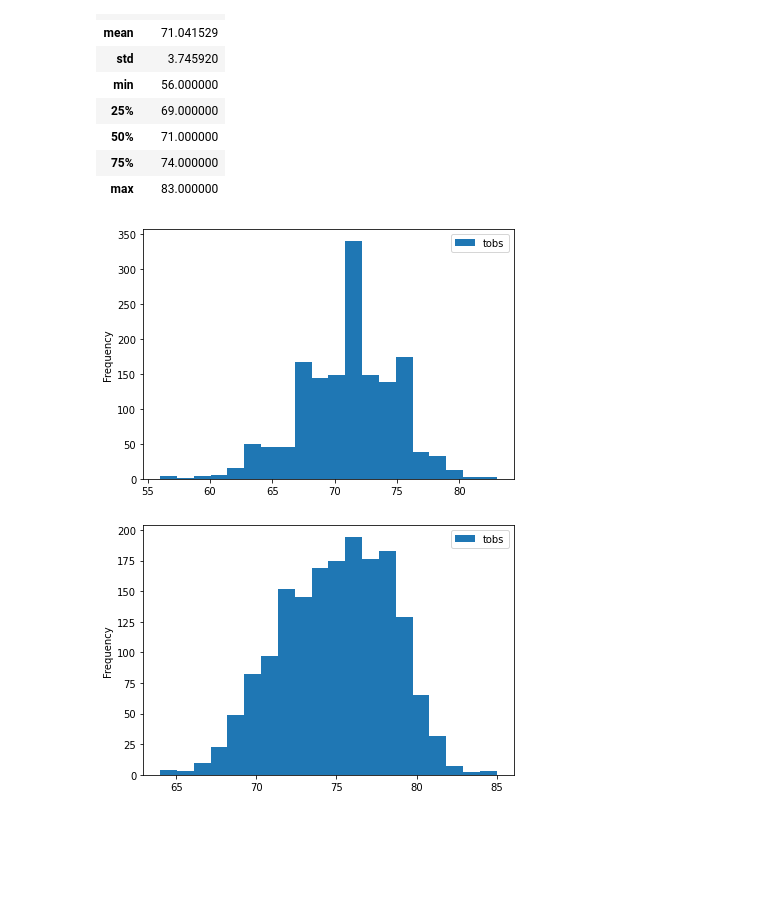
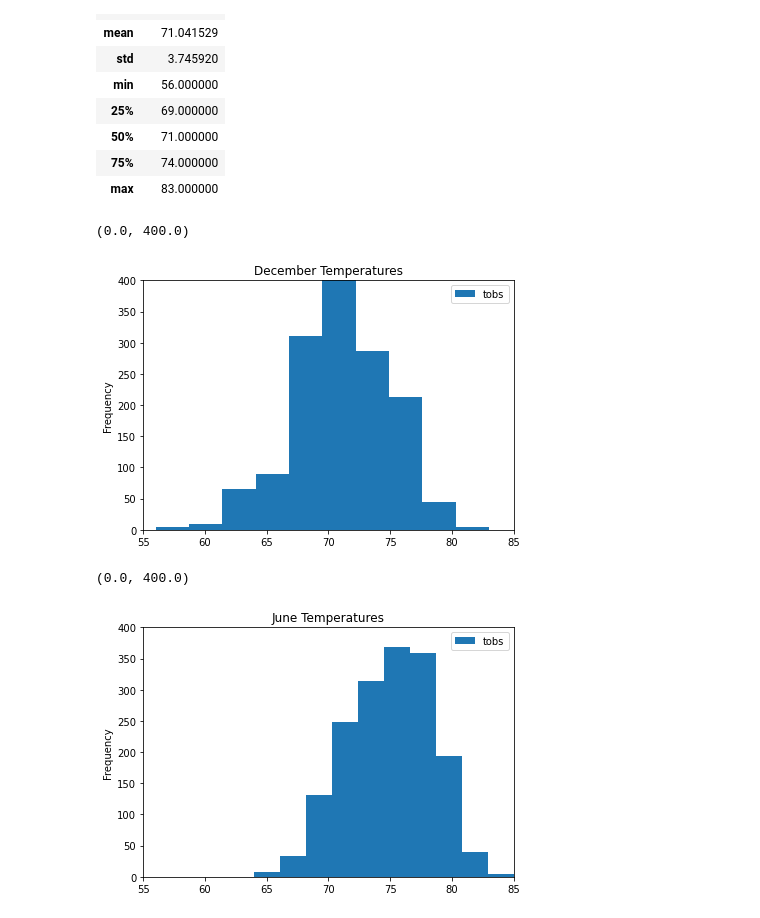
Before and after one commit to sdivakarla/surfs_up, a Jupyter notebook: SurfsUp_Challenge.ipynb, the cells around one changed output. Cells and saved outputs as stored; diff of their text form; code cells hidden in the pictures; blank space fills up the shorter version.

```diff
--- a/SurfsUp_Challenge.ipynb
+++ b/SurfsUp_Challenge.ipynb
@@ -103,12 +103,20 @@ dec_temp_df.describe()
 | 75% | 74.000000 |
 | max | 83.000000 |
 # %%
-dec_temp_df.plot.hist(bins=20)
+dec_temp_df.plot.hist(bins=10)
 plt.tight_layout()
+plt.title('December Temperatures')
+plt.xlim([55, 85])
+plt.ylim([0,400])
 # %% [output]
+(0.0, 400.0)
-[figure, old version]
+[figure, new version]
 # %%
-june_temp_df.plot.hist(bins=20)
+june_temp_df.plot.hist(bins=10)
 plt.tight_layout()
+plt.title('June Temperatures')
+plt.xlim([55, 85])
+plt.ylim([0,400])
 # %% [output]
+(0.0, 400.0)
-[figure, old version]
+[figure, new version]
```
Also changed, not shown: 2 other files.
